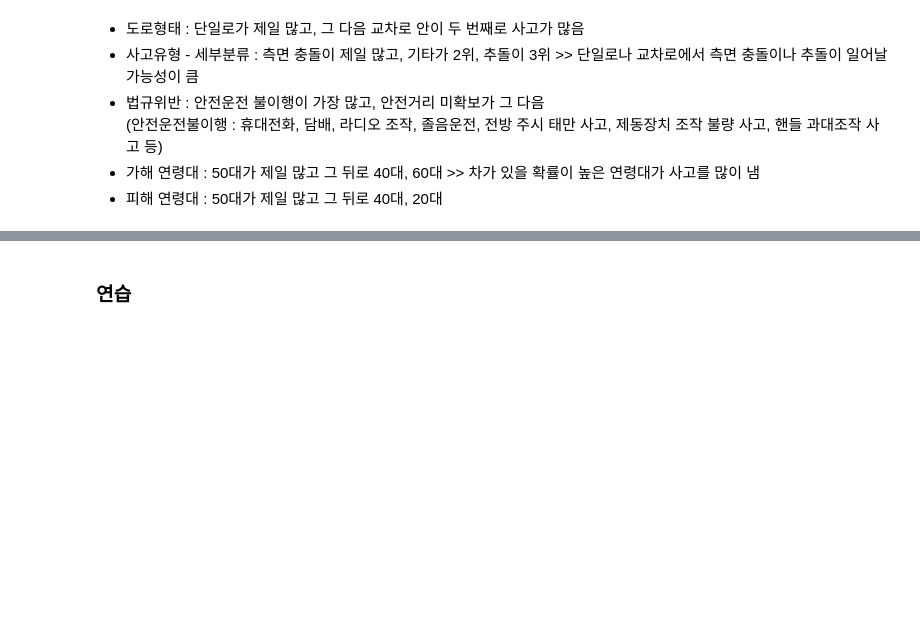
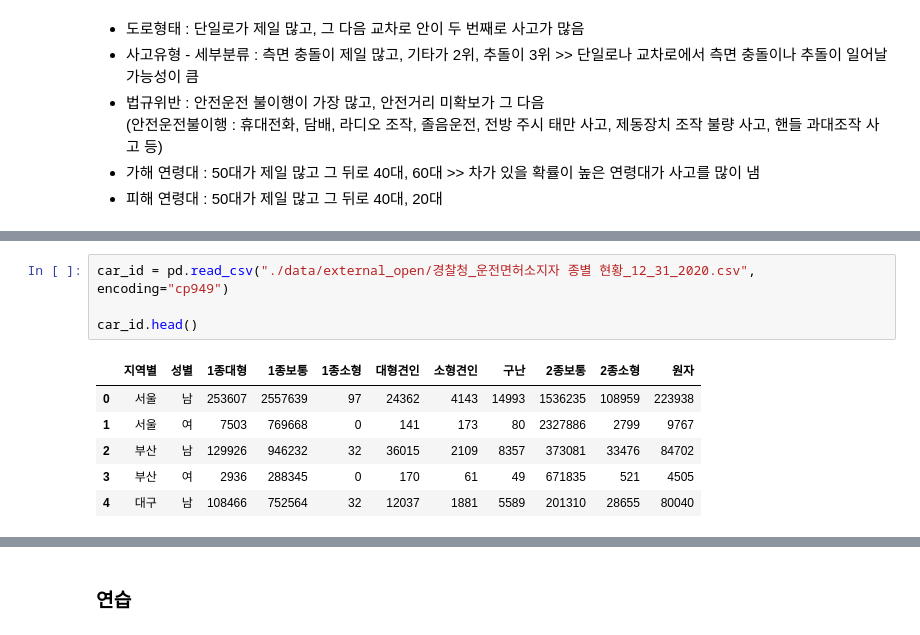
Before and after one commit to nyeokinyeoki/dacon_accident, a Jupyter notebook: accident.ipynb, the cells around one changed output, grey strips where cells are left out. Saved outputs shown, nothing was run; the diff lists cells and outputs as text; blank space fills up the shorter version.

```diff
--- a/accident.ipynb
+++ b/accident.ipynb
@@ -1012,0 +1018,11 @@ plt.show()
+# %%
+car_id = pd.read_csv("./data/external_open/경찰청_운전면허소지자 종별 현황_12_31_2020.csv", encoding="cp949")
+
+car_id.head()
+# %% [output]
+|  | 지역별 | 성별 | 1종대형 | 1종보통 | 1종소형 | 대형견인 | 소형견인 | 구난 | 2종보통 | 2종소형 | 원자 |
+| 0 | 서울 | 남 | 253607 | 2557639 | 97 | 24362 | 4143 | 14993 | 1536235 | 108959 | 223938 |
+| 1 | 서울 | 여 | 7503 | 769668 | 0 | 141 | 173 | 80 | 2327886 | 2799 | 9767 |
+| 2 | 부산 | 남 | 129926 | 946232 | 32 | 36015 | 2109 | 8357 | 373081 | 33476 | 84702 |
+| 3 | 부산 | 여 | 2936 | 288345 | 0 | 170 | 61 | 49 | 671835 | 521 | 4505 |
+| 4 | 대구 | 남 | 108466 | 752564 | 32 | 12037 | 1881 | 5589 | 201310 | 28655 | 80040 |
```
Also changed, not shown: parts of 23 cells of this notebook.
